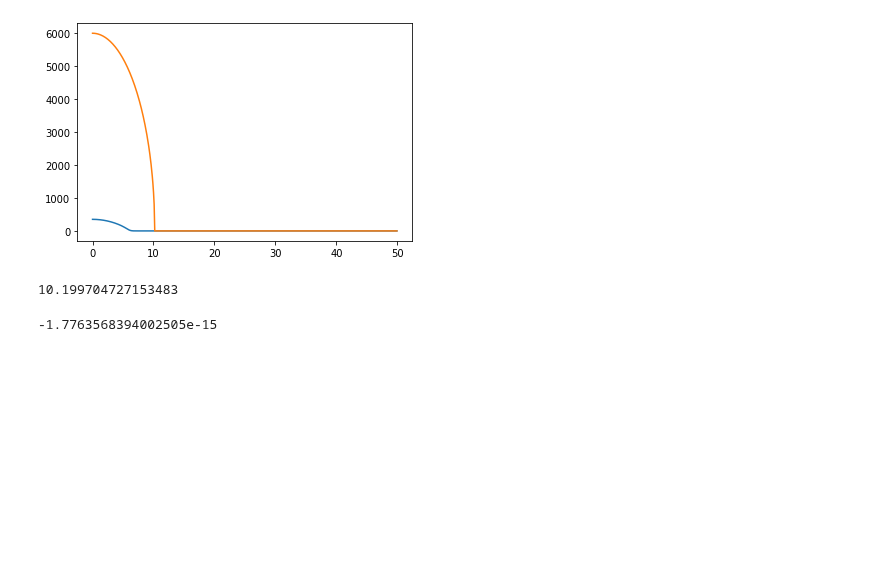
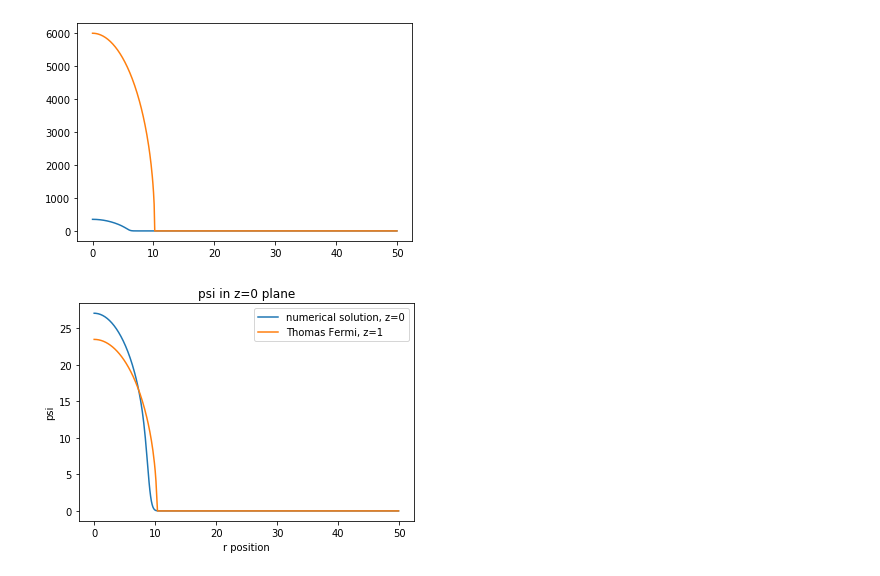
Before and after one commit to DavidStrachan1/BEC-of-dipolar-atoms-simulations, a Jupyter notebook: 3D hankel-checkpoint.ipynb, the cells around one changed output. Drawn from its saved outputs; the diff is of its cells as text; code cells hidden in the pictures; blank space fills up the shorter version.

```diff
--- a/3D hankel-checkpoint.ipynb
+++ b/3D hankel-checkpoint.ipynb
@@ -20,7 +25,11 @@ import plotly.graph_objects as go
 import pandas as pd
 import seaborn as sns
 b = 50
-N = 10*b#4*b
+N = 4*b
+##one paper only uses N=32, quote "generally, convergence will depend
+#on the parameters of the problem, but in most cases this grid already achieves
+#convergence to very high accuracy"
+##this paper is S. Ronen, D.C.E. Bortolotti, and J.L. Bohn, Phys. Rev. A 74, 013623 (2006)
 k = int(N/4)
 alpha=np.pad(ss.jnp_zeros(0,N),(1,0),'constant',constant_values=(0)) # zeros of first derivative of zeroth order bessel function
 ##starts from n=1 rather than n = 0
@@ -60,9 +69,9 @@ def iqfht(psi,J):
     out = np.matmul(C,out)
     out = Finv(out,J)
     return out
-def Norm_r_or_rho(psi,space): ##space is either r or rho
-    out = 2*np.pi*np.sum(np.abs(space[1,:]*psi[1,:])**2) ##first r term has slightly different dr
-    out += 2*np.pi*np.sum(space[2:,:]*np.abs(psi[2:,:])**2)*(space[N,0]-space[1,0])/N ##rest of normalisation using average dr
+def Norm_r_or_rho(psi,space,dz): ##space is either r or rho
+    out = 2*np.pi*np.sum(np.abs(space[1,:]*psi[1,:])**2)*dz ##first r term has slightly different dr
+    out += 2*np.pi*np.sum(space[2:,:]*np.abs(psi[2:,:])**2)*(space[N,0]-space[1,0])*dz/N ##rest of normalisation using average dr
     out = np.sqrt(out)
     ##apart from first dr
     return out
@@ -101,4 +110,4 @@ def dd_cont_cyl(psi_zr,kz,k_mag,lamda,U):
 
 ###might be a problem that our hankel is defined for rho not k
 def Vzr(psi,r,gamma,gs):
-    return 0.5*(r**2 + (gamma*z)**2) +(gs*np.abs(psi)**2) #+dd_cont_cyl(psi_zr,kz,k_mag,lamda,U)
+    return 0.5*(r**2 + (gamma*z)**2) +(gs*np.abs(psi)**2) +dd_cont_cyl(psi_zr,kz,k_mag,lamda,U)
@@ -377,9 +407,15 @@ np.max(psi_zr)
 113.49158012841986
 (18.754979311322874-1.5395927630162539e-12j)
 [figure]
-# %%
-print(Rr)
-Rr-((15*No*(a/xs))**0.2)*(gamma**(1/6))
-# %% [output]
-10.199704727153483
--1.7763568394002505e-15
+# %%
+plt.plot(r[:,0],np.abs(psi_zr[:,midway_index_z]),label="numerical solution, z=0")
+#plt.plot(r[:,0],gnd_state[:,midway_index_z],label="true solution, z=0")
+plt.plot(r[:,0],TF[:,midway_index_z], label = "Thomas Fermi, z=1")
+plt.title('psi in z=0 plane')
+#plt.xlim(10,30)
+plt.legend()
+plt.xlabel('r position')
+plt.ylabel('psi')
+plt.show()
+# %% [output]
+[figure, added]
```
Also changed, not shown: parts of 8 cells of this notebook, 1 other file.
